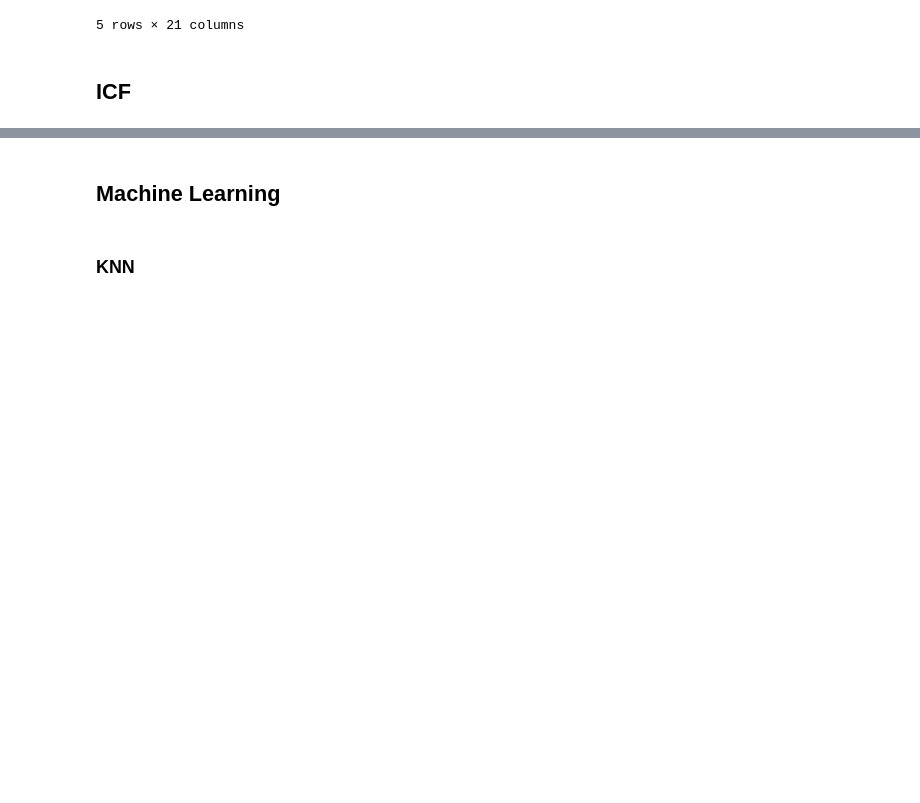
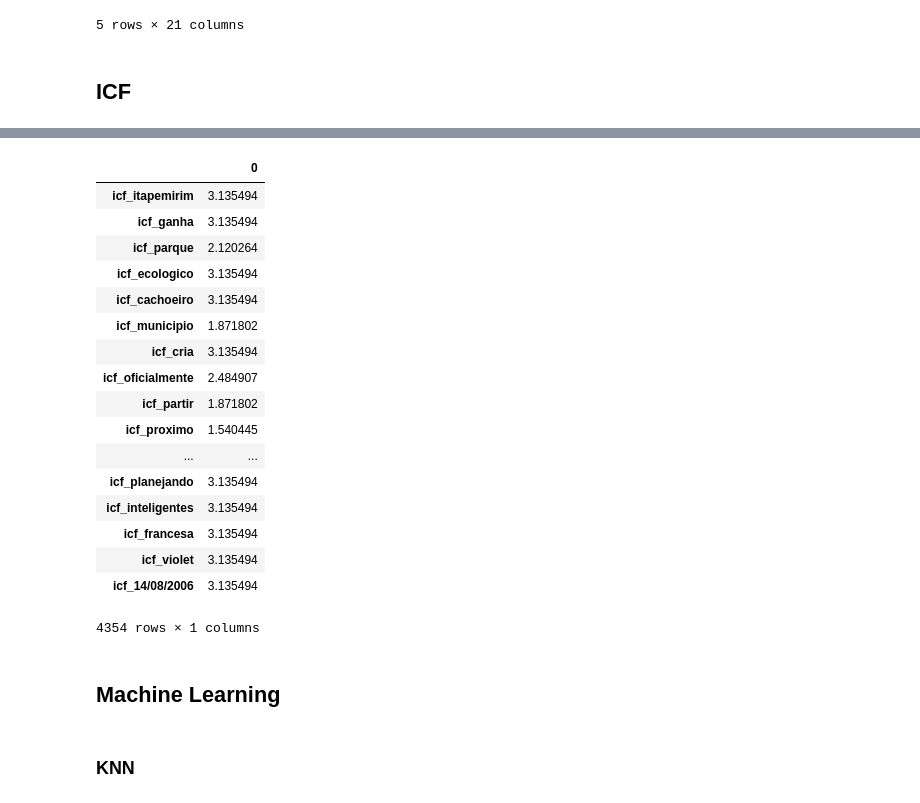
Before and after one commit to brenojantorno/NLP_KNN, a Jupyter notebook: NLP.ipynb, the cells around one changed output, grey strips where cells are left out. Cells and saved outputs as stored; diff of their text form; code cells hidden in the pictures; blank space fills up the shorter version.

```diff
--- a/NLP.ipynb
+++ b/NLP.ipynb
@@ -268,3 +311,26 @@ calculateICF()
+# %%
+teste = pd.DataFrame.from_dict(icfs, orient='index')
+# %%
+teste
+# %% [output]
+|  | 0 |
+| icf_itapemirim | 3.135494 |
+| icf_ganha | 3.135494 |
+| icf_parque | 2.120264 |
+| icf_ecologico | 3.135494 |
+| icf_cachoeiro | 3.135494 |
+| icf_municipio | 1.871802 |
+| icf_cria | 3.135494 |
+| icf_oficialmente | 2.484907 |
+| icf_partir | 1.871802 |
+| icf_proximo | 1.540445 |
+| ... | ... |
+| icf_planejando | 3.135494 |
+| icf_inteligentes | 3.135494 |
+| icf_francesa | 3.135494 |
+| icf_violet | 3.135494 |
+| icf_14/08/2006 | 3.135494 |
+4354 rows × 1 columns
 # %% [markdown]
 ## Machine Learning
 # %% [markdown]
```
Also changed, not shown: parts of 9 cells of this notebook.
